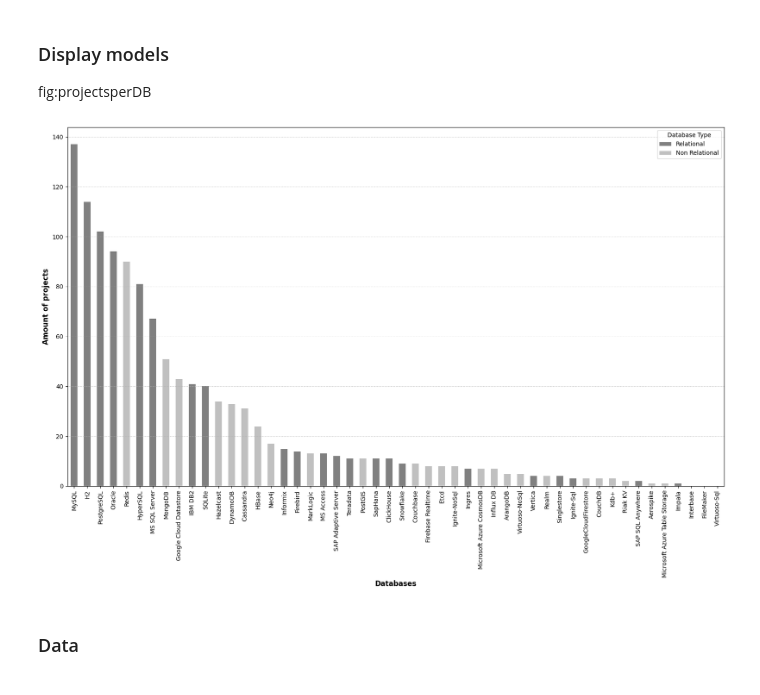
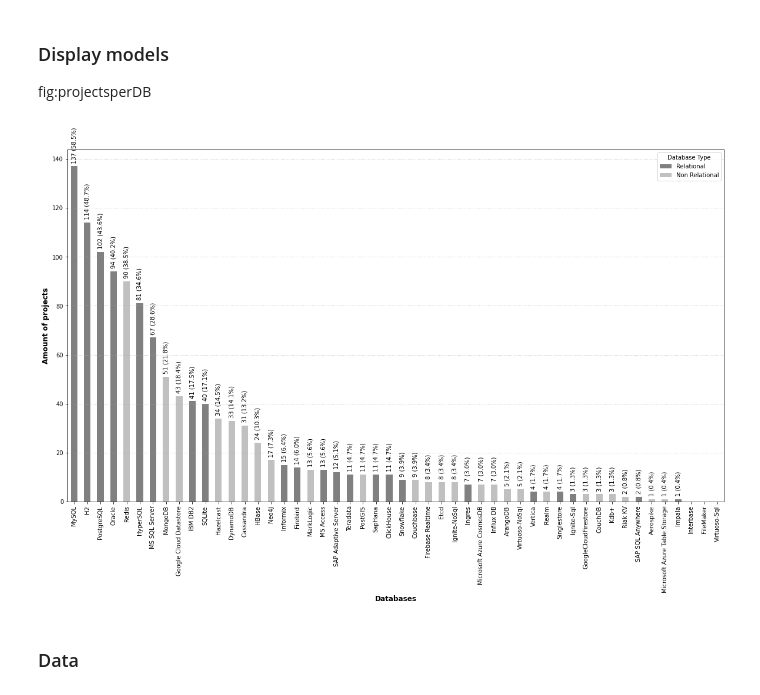
Before and after one commit to gems-uff/db-mining, a Jupyter notebook: src/rq2_historical/distribution.ipynb, the cells around one changed output. Drawn from its saved outputs; the diff is of its cells as text; code cells hidden in the pictures.

```diff
--- a/src/rq2_historical/distribution.ipynb
+++ b/src/rq2_historical/distribution.ipynb
@@ -138,38 +138,43 @@ df_grouped['Non Relational'] = df_grouped.apply(lambda row: row['Projects'] if r
 df_grouped = df_grouped.reset_index(drop=True)
 
 
 # Cirando um novo df para facilitar a criação do gráfico
 df5 = df_grouped[['Databases', 'Relational', 'Non Relational']].copy()
 
 df5['Amount of Projects'] = df5['Relational'] + df5['Non Relational']
 
 df5 = df5.sort_values(by='Amount of Projects', ascending=False)
 
 # Definindo a paleta de cores
 plt.rc('axes', prop_cycle=plt.cycler('color', ['gray', 'silver']))
 
 ax = df5.plot(x='Databases', y=['Relational', 'Non Relational'], kind='bar', stacked=True, figsize=(20,11))
 
 # Personalizando o gráfico
 ax.set_xlabel("Databases", fontsize=12, fontweight = 'bold')
 ax.set_ylabel("Amount of projects", fontsize=12, fontweight = 'bold')
 #Incluído para mostrar os valores das barras
 ax.legend(title="Database Type")
 #ticks = ['']
 #plt.xticks(y, ticks)
 plt.xticks(rotation=90)
 #plt.show()
-#for i in ax.patches:
-#    if i.get_height() != 0:
-#        ax.annotate(int(i.get_height()),(i.get_x() + i.get_width() / 2, i.get_height()),
-#        ha='center', va='baseline', fontsize=10, color='black', xytext=(0, 1),textcoords='offset points')
+
+for i in ax.patches:
+     if i.get_height() != 0:
+         percentage = round((int(i.get_height()) / 234) * 100, 2) #202 é o número de projetos com BD. Voltar aqui para calcular de forma dinâmnica.
+         total = int(i.get_height())
+         annotateResult = f"{total} ({percentage:.1f}%)"
+         ax.annotate(str(annotateResult), (i.get_x() + i.get_width() / 2, i.get_height()),
+                     ha='center', va='baseline', fontsize=10, color='black',
+                     xytext=(0, 7), textcoords='offset points', rotation=90)
 
 plt.grid(axis='y', linestyle=':', linewidth=0.8)
 
 plt.savefig(IMAGES_DIR+"/projects_databases_models2.pdf", format="pdf", bbox_inches="tight")
 plt.show()
 # %% [output]
-[figure, old version]
+[figure, new version]
 # %% [markdown]
 ### Data
 # %%
```
Also changed, not shown: parts of 2 cells of this notebook, 7 other files.
